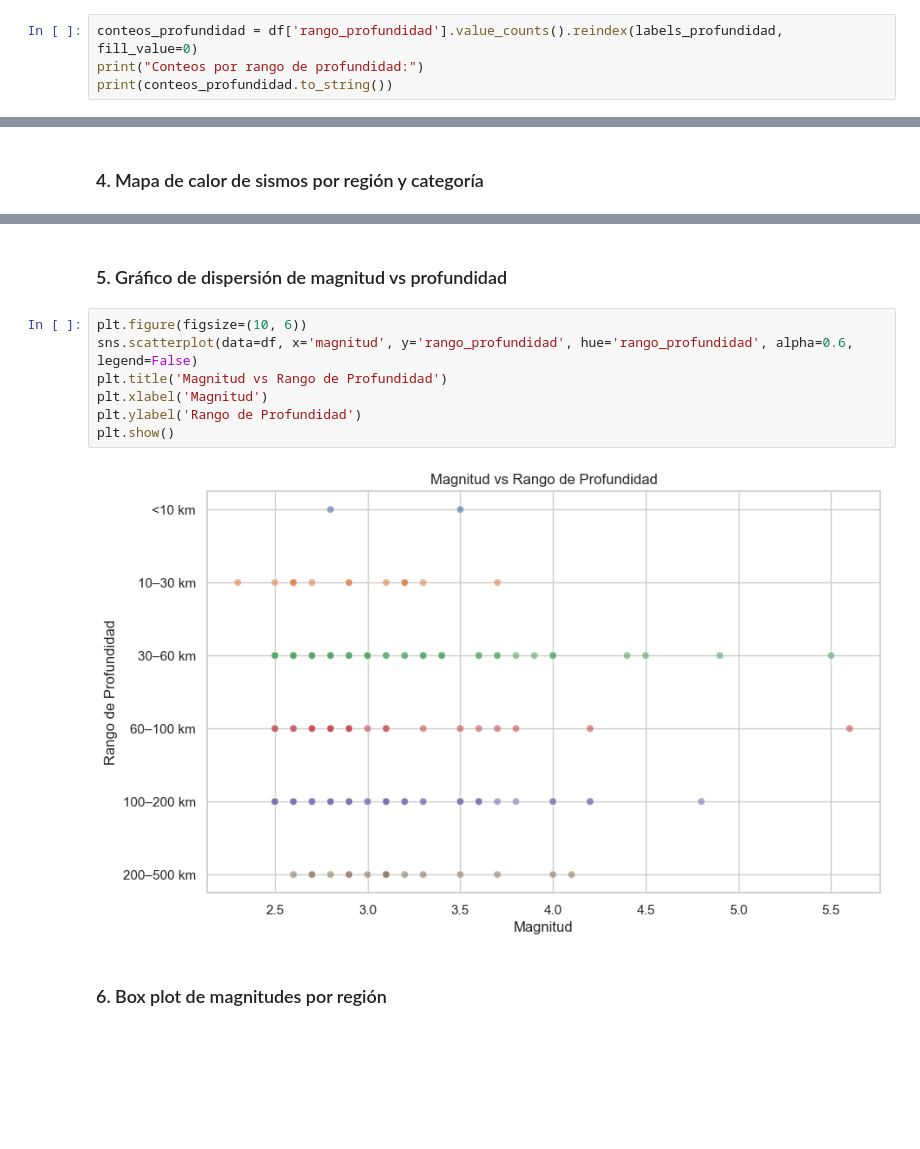
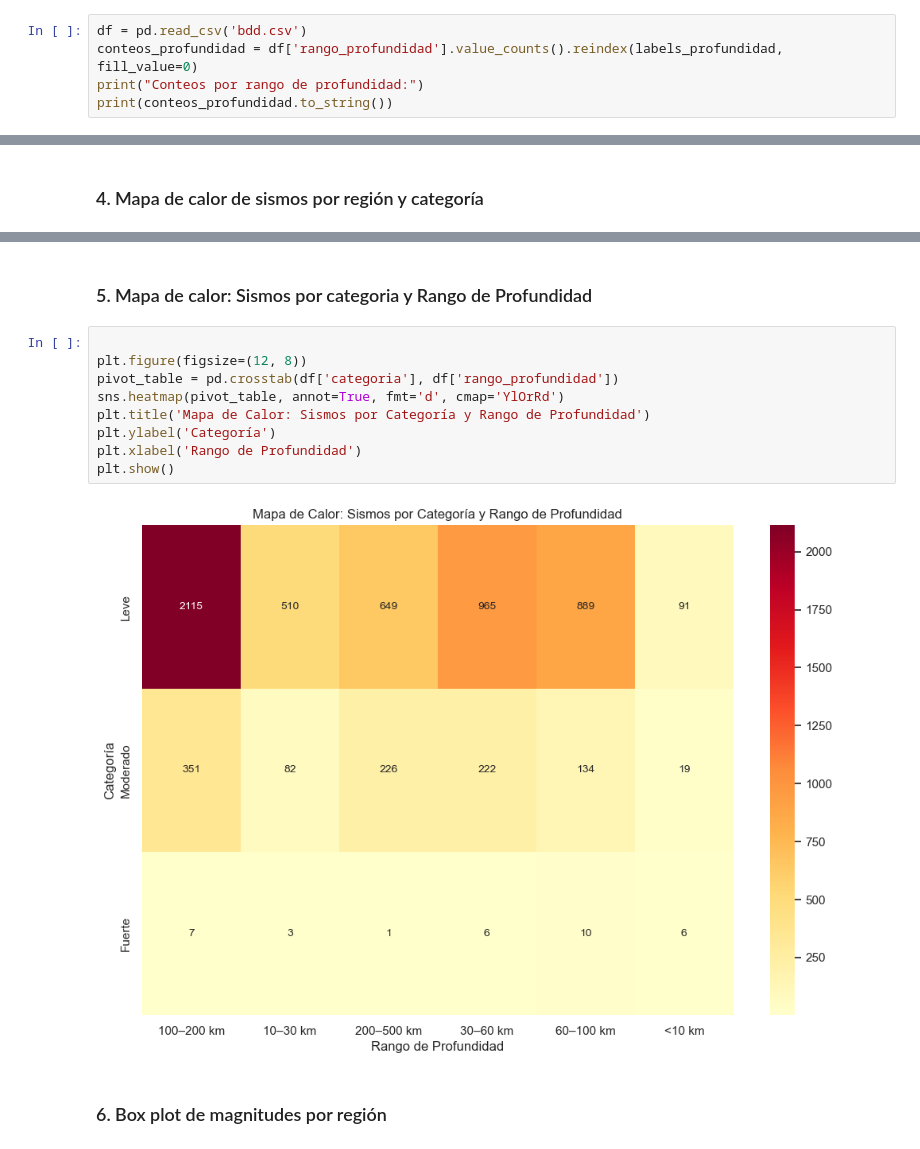
Before and after one commit to RBVG75/Proyect-Semestral-Mineria-De-Datos, a Jupyter notebook: fusioncodigos.ipynb, the cells around one changed output, grey strips where cells are left out. Drawn from its saved outputs; the diff is of its cells as text; blank space fills up the shorter version.

```diff
--- a/fusioncodigos.ipynb
+++ b/fusioncodigos.ipynb
@@ -362,6 +364,7 @@ Fuerte        2
 # %% [markdown]
 ### Magnitud
 # %%
+df = pd.read_csv('bdd.csv')
 conteos_profundidad = df['rango_profundidad'].value_counts().reindex(labels_profundidad, fill_value=0)
 print("Conteos por rango de profundidad:")
 print(conteos_profundidad.to_string())
@@ -531,14 +546,16 @@ plt.show()
 # %% [markdown]
-### 5. Gráfico de dispersión de magnitud vs profundidad
+### 5. Mapa de calor: Sismos por categoria y Rango de Profundidad
 # %%
-plt.figure(figsize=(10, 6))
-sns.scatterplot(data=df, x='magnitud', y='rango_profundidad', hue='rango_profundidad', alpha=0.6, legend=False)
-plt.title('Magnitud vs Rango de Profundidad')
-plt.xlabel('Magnitud')
-plt.ylabel('Rango de Profundidad')
+
+plt.figure(figsize=(12, 8))
+pivot_table = pd.crosstab(df['categoria'], df['rango_profundidad'])
+sns.heatmap(pivot_table, annot=True, fmt='d', cmap='YlOrRd')
+plt.title('Mapa de Calor: Sismos por Categoría y Rango de Profundidad')
+plt.ylabel('Categoría')
+plt.xlabel('Rango de Profundidad')
 plt.show()
 # %% [output]
-[figure, old version]
+[figure, new version]
 # %% [markdown]
 ### 6. Box plot de magnitudes por región
 # %%
```
Also changed, not shown: parts of 29 cells of this notebook, 2 other files.
